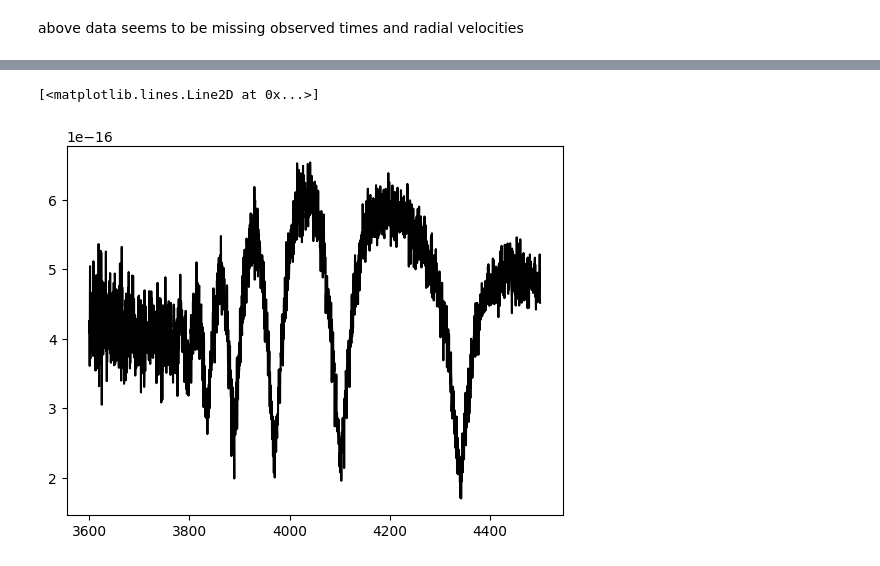
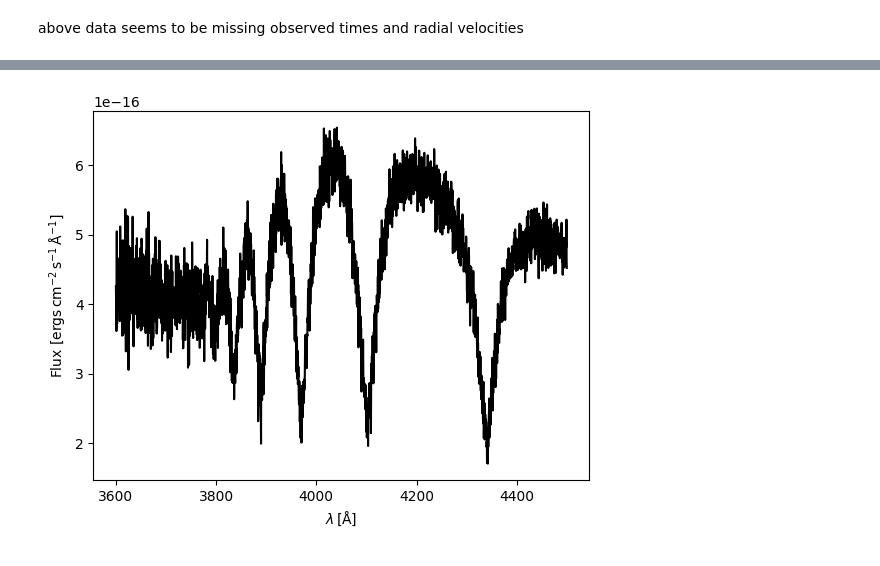
Before and after one commit to karanbt/EB-Modeling, a Jupyter notebook: J0822.ipynb, the cells around one changed output, grey strips where cells are left out. Cells and saved outputs as stored; diff of their text form; code cells hidden in the pictures.

```diff
--- a/J0822.ipynb
+++ b/J0822.ipynb
@@ -62,5 +62,7 @@ _ = b.plot(show = True, marker = '.')
-# %%
-plt.plot(wavelengths, j0822_data, color = 'black')
-# %% [output]
-[<matplotlib.lines.Line2D at 0x...>]
-[figure, removed]
+# %%
+plt.plot(wavelengths, j0822_data, color = 'black')
+plt.xlabel(r'$\lambda \, [\text{Å}]$')
+plt.ylabel(r'Flux $[\text{ergs} \, \text{cm}^{-2} \, \text{s}^{-1} \, \text{Å}^{-1}]$')
+plt.show()
+# %% [output]
+[figure, added]
```
Also changed, not shown: parts of 2 cells of this notebook.
